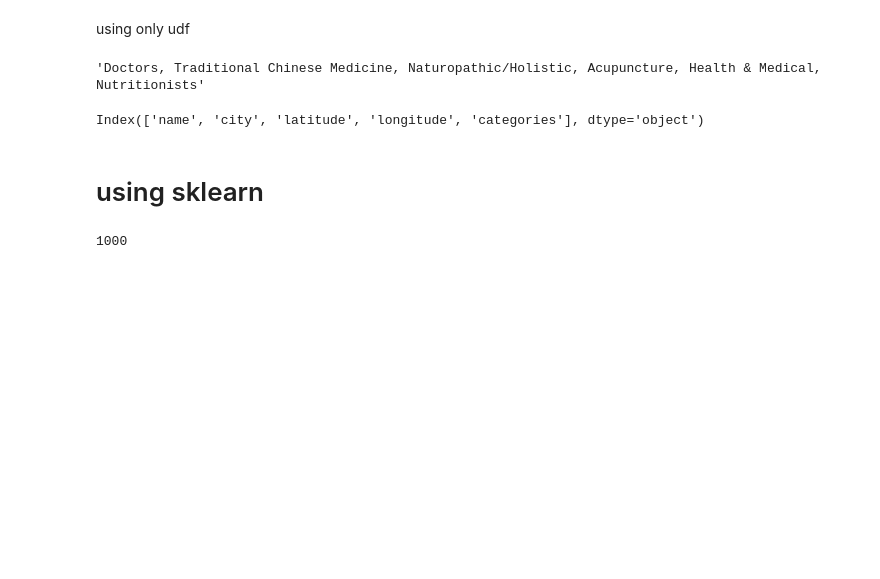
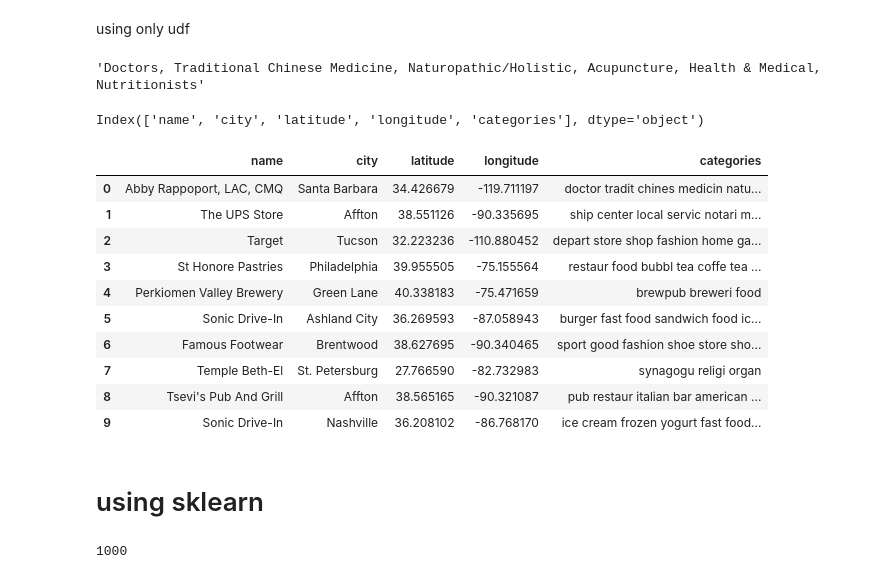
Before and after one commit to WEDplatform/wp_model, a Jupyter notebook: r2model.ipynb, the cells around one changed output. Drawn from its saved outputs; the diff is of its cells as text; code cells hidden in the pictures; blank space fills up the shorter version.

```diff
--- a/r2model.ipynb
+++ b/r2model.ipynb
@@ -158,6 +158,20 @@ udf.dropna(inplace=True)
 udf['categories']=udf['categories'].apply(lambda x : x.lower().replace("& ","").replace("&","").replace("  "," ").replace(",",""))
 # %%
 udf['categories']=udf['categories'].apply(lambda x : stemData(x))
+# %%
+udf.head(10)
+# %% [output]
+|  | name | city | latitude | longitude | categories |
+| 0 | Abby Rappoport, LAC, CMQ | Santa Barbara | 34.426679 | -119.711197 | doctor tradit chines medicin natu... |
+| 1 | The UPS Store | Affton | 38.551126 | -90.335695 | ship center local servic notari m... |
+| 2 | Target | Tucson | 32.223236 | -110.880452 | depart store shop fashion home ga... |
+| 3 | St Honore Pastries | Philadelphia | 39.955505 | -75.155564 | restaur food bubbl tea coffe tea ... |
+| 4 | Perkiomen Valley Brewery | Green Lane | 40.338183 | -75.471659 | brewpub breweri food |
+| 5 | Sonic Drive-In | Ashland City | 36.269593 | -87.058943 | burger fast food sandwich food ic... |
+| 6 | Famous Footwear | Brentwood | 38.627695 | -90.340465 | sport good fashion shoe store sho... |
+| 7 | Temple Beth-El | St. Petersburg | 27.766590 | -82.732983 | synagogu religi organ |
+| 8 | Tsevi's Pub And Grill | Affton | 38.565165 | -90.321087 | pub restaur italian bar american ... |
+| 9 | Sonic Drive-In | Nashville | 36.208102 | -86.768170 | ice cream frozen yogurt fast food... |
 # %% [markdown]
 # using sklearn
 # %%
```
Also changed, not shown: parts of 18 cells of this notebook.
